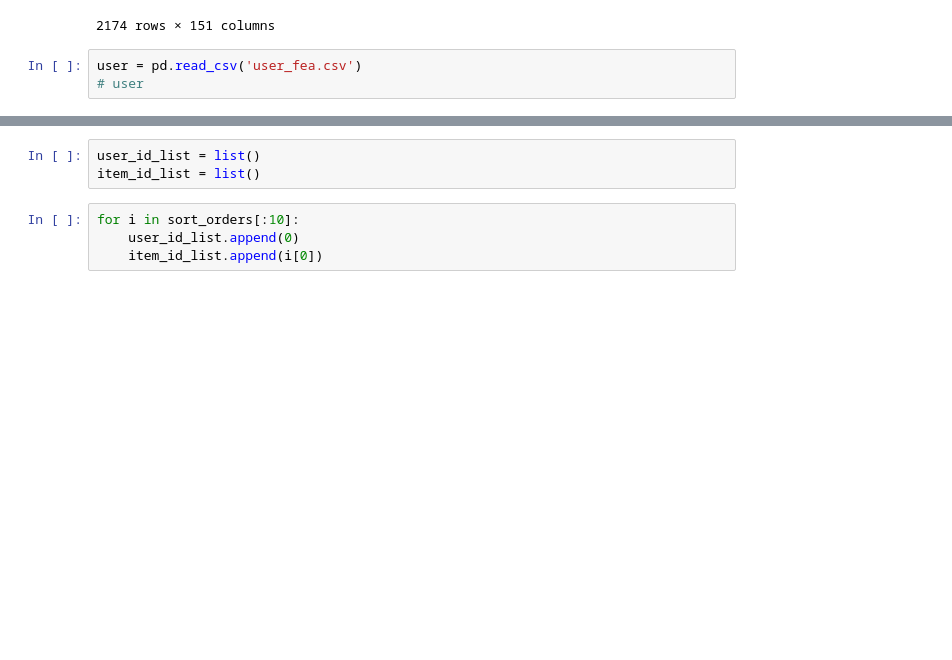
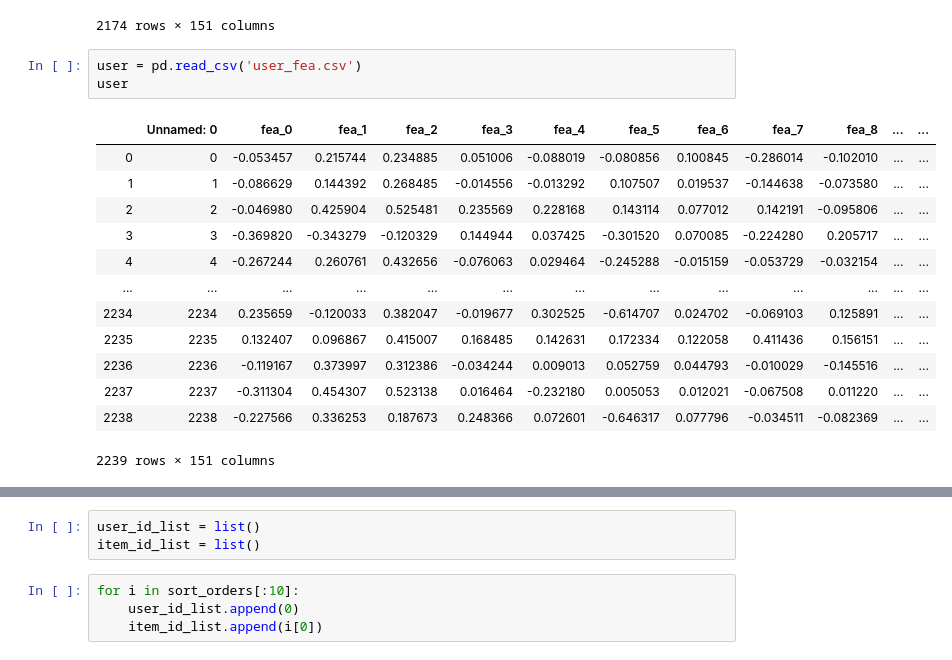
Before and after one commit to wuling31715/Kaggle, a Jupyter notebook: res2020/v1.0.ipynb, the cells around one changed output, grey strips where cells are left out. Drawn from its saved outputs; the diff is of its cells as text; blank space fills up the shorter version.

```diff
--- a/res2020/v1.0.ipynb
+++ b/res2020/v1.0.ipynb
@@ -43,6 +71,20 @@ item
 2174 rows × 151 columns
 # %%
 user = pd.read_csv('user_fea.csv')
-# user
+user
+# %% [output]
+|  | Unnamed: 0 | fea_0 | fea_1 | fea_2 | fea_3 | fea_4 | fea_5 | fea_6 | fea_7 | fea_8 | ... | ... |
+| 0 | 0 | -0.053457 | 0.215744 | 0.234885 | 0.051006 | -0.088019 | -0.080856 | 0.100845 | -0.286014 | -0.102010 | ... | ... |
+| 1 | 1 | -0.086629 | 0.144392 | 0.268485 | -0.014556 | -0.013292 | 0.107507 | 0.019537 | -0.144638 | -0.073580 | ... | ... |
+| 2 | 2 | -0.046980 | 0.425904 | 0.525481 | 0.235569 | 0.228168 | 0.143114 | 0.077012 | 0.142191 | -0.095806 | ... | ... |
+| 3 | 3 | -0.369820 | -0.343279 | -0.120329 | 0.144944 | 0.037425 | -0.301520 | 0.070085 | -0.224280 | 0.205717 | ... | ... |
+| 4 | 4 | -0.267244 | 0.260761 | 0.432656 | -0.076063 | 0.029464 | -0.245288 | -0.015159 | -0.053729 | -0.032154 | ... | ... |
+| ... | ... | ... | ... | ... | ... | ... | ... | ... | ... | ... | ... | ... |
+| 2234 | 2234 | 0.235659 | -0.120033 | 0.382047 | -0.019677 | 0.302525 | -0.614707 | 0.024702 | -0.069103 | 0.125891 | ... | ... |
+| 2235 | 2235 | 0.132407 | 0.096867 | 0.415007 | 0.168485 | 0.142631 | 0.172334 | 0.122058 | 0.411436 | 0.156151 | ... | ... |
+| 2236 | 2236 | -0.119167 | 0.373997 | 0.312386 | -0.034244 | 0.009013 | 0.052759 | 0.044793 | -0.010029 | -0.145516 | ... | ... |
+| 2237 | 2237 | -0.311304 | 0.454307 | 0.523138 | 0.016464 | -0.232180 | 0.005053 | 0.012021 | -0.067508 | 0.011220 | ... | ... |
+| 2238 | 2238 | -0.227566 | 0.336253 | 0.187673 | 0.248366 | 0.072601 | -0.646317 | 0.077796 | -0.034511 | -0.082369 | ... | ... |
+2239 rows × 151 columns
 # %%
 link = pd.read_csv('links.csv')
```
Also changed, not shown: parts of 13 cells of this notebook.
